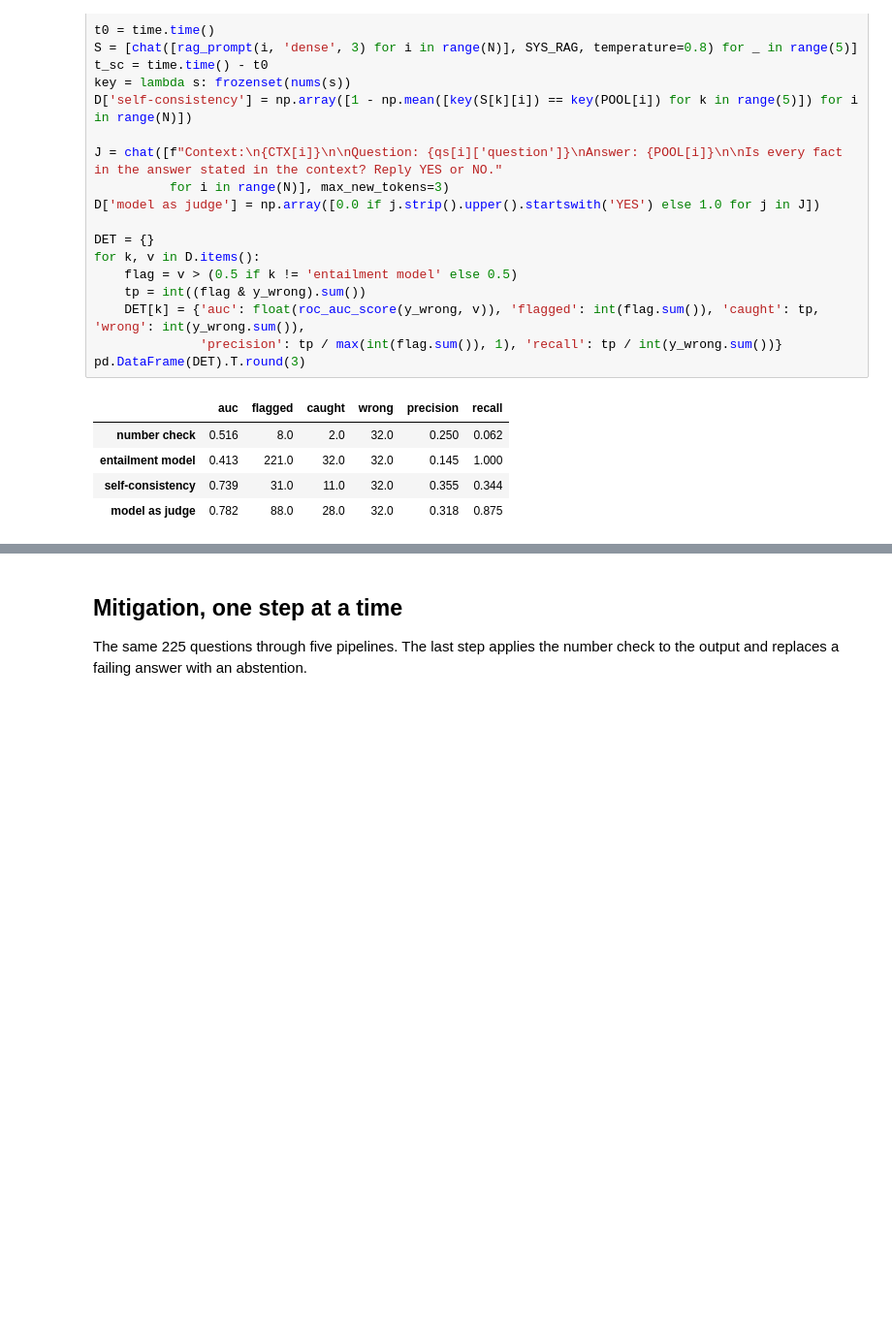
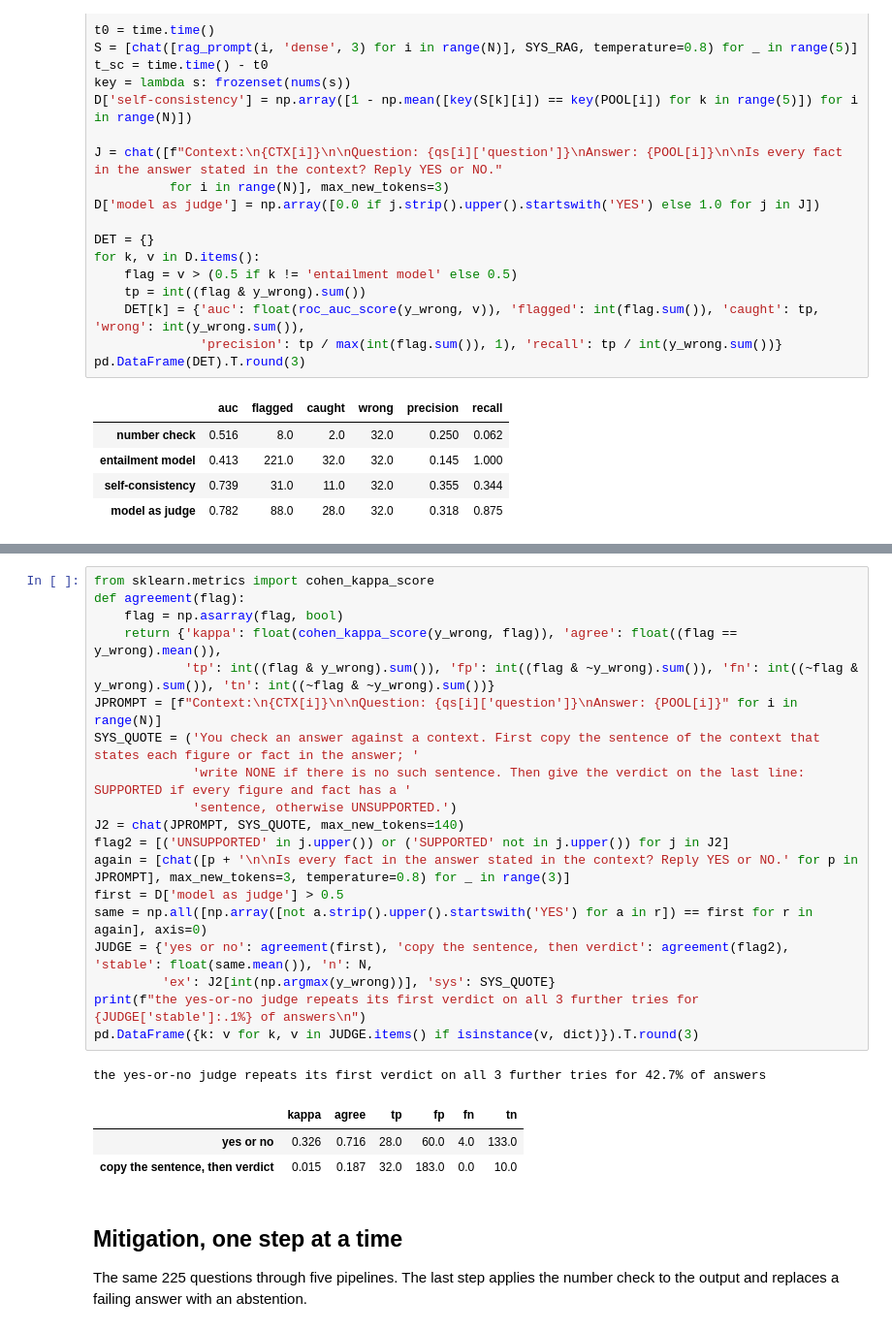
Before and after one commit to iitm-da/finance-ml, a Jupyter notebook: llm/llms_in_depth.ipynb, the cells around one changed output, grey strips where cells are left out. Shown at 97% size. Cells and saved outputs as stored; diff of their text form; blank space fills up the shorter version.

```diff
--- a/llm/llms_in_depth.ipynb
+++ b/llm/llms_in_depth.ipynb
@@ -987,3 +1090,27 @@ pd.DataFrame(DET).T.round(3)
+# %%
+from sklearn.metrics import cohen_kappa_score
+def agreement(flag):
+    flag = np.asarray(flag, bool)
+    return {'kappa': float(cohen_kappa_score(y_wrong, flag)), 'agree': float((flag == y_wrong).mean()),
+            'tp': int((flag & y_wrong).sum()), 'fp': int((flag & ~y_wrong).sum()), 'fn': int((~flag & y_wrong).sum()), 'tn': int((~flag & ~y_wrong).sum())}
+JPROMPT = [f"Context:\n{CTX[i]}\n\nQuestion: {qs[i]['question']}\nAnswer: {POOL[i]}" for i in range(N)]
+SYS_QUOTE = ('You check an answer against a context. First copy the sentence of the context that states each figure or fact in the answer; '
+             'write NONE if there is no such sentence. Then give the verdict on the last line: SUPPORTED if every figure and fact has a '
+             'sentence, otherwise UNSUPPORTED.')
+J2 = chat(JPROMPT, SYS_QUOTE, max_new_tokens=140)
+flag2 = [('UNSUPPORTED' in j.upper()) or ('SUPPORTED' not in j.upper()) for j in J2]
+again = [chat([p + '\n\nIs every fact in the answer stated in the context? Reply YES or NO.' for p in JPROMPT], max_new_tokens=3, temperature=0.8) for _ in range(3)]
+first = D['model as judge'] > 0.5
+same = np.all([np.array([not a.strip().upper().startswith('YES') for a in r]) == first for r in again], axis=0)
+JUDGE = {'yes or no': agreement(first), 'copy the sentence, then verdict': agreement(flag2), 'stable': float(same.mean()), 'n': N,
+         'ex': J2[int(np.argmax(y_wrong))], 'sys': SYS_QUOTE}
+print(f"the yes-or-no judge repeats its first verdict on all 3 further tries for {JUDGE['stable']:.1%} of answers\n")
+pd.DataFrame({k: v for k, v in JUDGE.items() if isinstance(v, dict)}).T.round(3)
+# %% [output]
+the yes-or-no judge repeats its first verdict on all 3 further tries for 42.7% of answers
+|  | kappa | agree | tp | fp | fn | tn |
+| yes or no | 0.326 | 0.716 | 28.0 | 60.0 | 4.0 | 133.0 |
+| copy the sentence, then verdict | 0.015 | 0.187 | 32.0 | 183.0 | 0.0 | 10.0 |
 # %% [markdown]
 ## Mitigation, one step at a time
 
```
Also changed, not shown: parts of 7 cells of this notebook, 8 other files.
